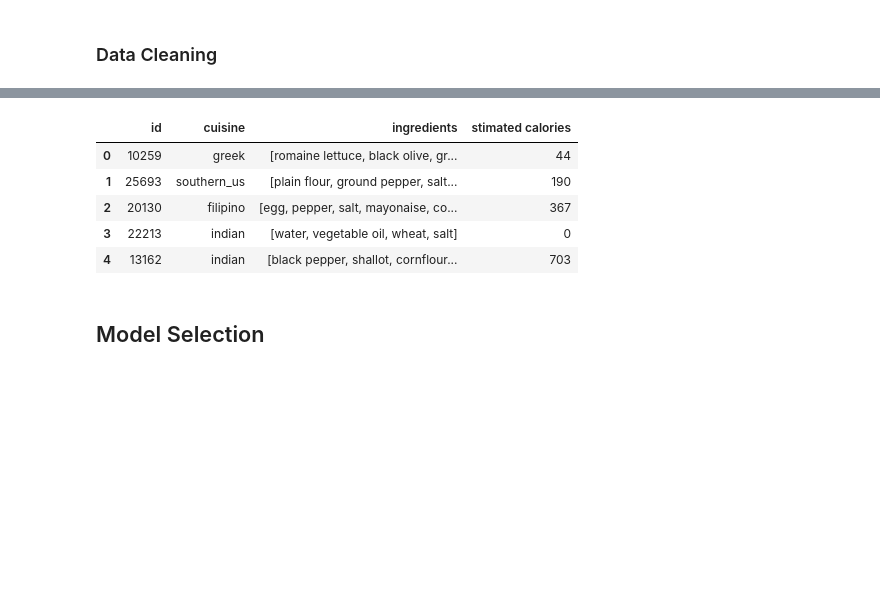
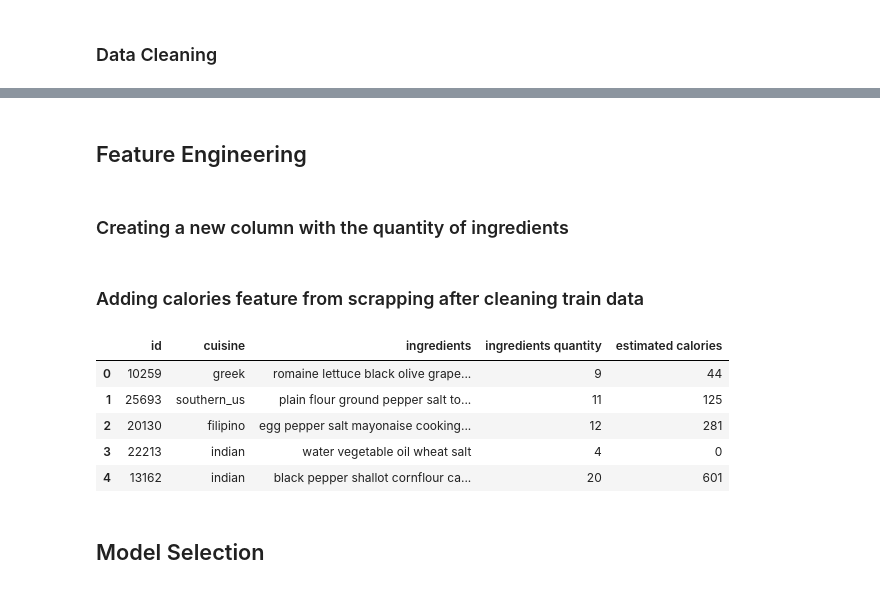
Before and after one commit to Saregom/ProjectDataScience, a Jupyter notebook: src/project_notebook.ipynb, the cells around one changed output, grey strips where cells are left out. Saved outputs shown, nothing was run; the diff lists cells and outputs as text; code cells hidden in the pictures; blank space fills up the shorter version.

Commit message:
Adding calories column, Feature Engineering, Model Training, Model Evaluation and some Bussines Questions

```diff
--- a/src/project_notebook.ipynb
+++ b/src/project_notebook.ipynb
@@ -144,7 +187,14 @@ dtype: int64
 # %%
-from nltk.stem import WordNetLemmatizer
+def cleaning(list: List) -> list:
+    """
+    This function cleans the list of ingredients by removing numbers, measurement units, special characters, accents, and lemmat
 
-def cleaning(list: List) -> str:
+    Args:
+        list: list of ingredients
+
+    Returns:
+        list: list of cleaned ingredients
+    """
     for i in range(len(list)):
         list[i] = list[i].lower()
 
@@ -178,23 +230,46 @@ cleaned_train_df['ingredients'] = cleaned_train_df['ingredients'].apply(cleaning
+# %%
+train_df = cleaned_train_df.copy()
+
+# converting list of ingredients to a string
+train_df['ingredients'] = train_df['ingredients'].apply(lambda x: ' '.join(x))
+# %% [markdown]
+## Feature Engineering
+# %% [markdown]
+### Creating a new column with the quantity of ingredients
+# %%
+train_df['ingredients quantity'] = cleaned_train_df['ingredients'].apply(len)
+# %% [markdown]
+### Adding calories feature from scrapping after cleaning train data
 # %%
 ingredients_set = set(scrapping_df['ingredient'])
 
-def merge(list):
+def stimated_calories_sum(list: List) -> int:
+    """
+    This function calculates the sum of calories of the ingredients in the list taking into account the scrapping data
+
+    Args:
+        list: list of ingredients
+
+    Returns:
+        int: sum of calories
+    """
+
     sum = 0
     for ingredient in list:
         if ingredient in ingredients_set:
             sum += scrapping_df.loc[scrapping_df['ingredient'] == ingredient, 'calories'].iloc[0]
     return sum
 
-cleaned_train_df['stimated calories'] = cleaned_train_df['ingredients'].apply(merge)
+train_df['estimated calories'] = cleaned_train_df['ingredients'].apply(stimated_calories_sum)
 # %%
-cleaned_train_df.head()
+train_df.head()
 # %% [output]
-|  | id | cuisine | ingredients | stimated calories |
-| 0 | 10259 | greek | [romaine lettuce, black olive, gr... | 44 |
-| 1 | 25693 | southern_us | [plain flour, ground pepper, salt... | 190 |
-| 2 | 20130 | filipino | [egg, pepper, salt, mayonaise, co... | 367 |
-| 3 | 22213 | indian | [water, vegetable oil, wheat, salt] | 0 |
-| 4 | 13162 | indian | [black pepper, shallot, cornflour... | 703 |
+|  | id | cuisine | ingredients | ingredients quantity | estimated calories |
+| 0 | 10259 | greek | romaine lettuce black olive grape... | 9 | 44 |
+| 1 | 25693 | southern_us | plain flour ground pepper salt to... | 11 | 125 |
+| 2 | 20130 | filipino | egg pepper salt mayonaise cooking... | 12 | 281 |
+| 3 | 22213 | indian | water vegetable oil wheat salt | 4 | 0 |
+| 4 | 13162 | indian | black pepper shallot cornflour ca... | 20 | 601 |
 # %% [markdown]
 ## Model Selection
 # %% [markdown]
```
Also changed, not shown: parts of 46 cells of this notebook, 1 other file.
